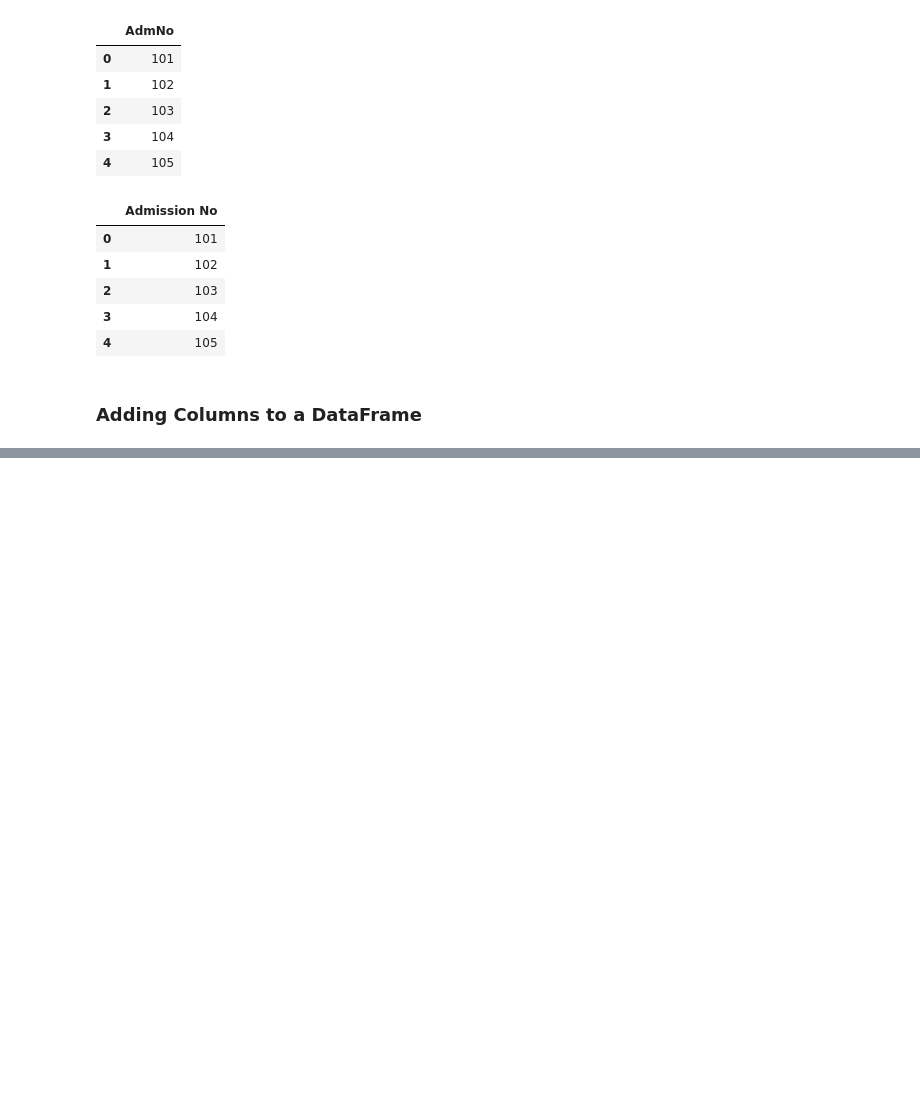
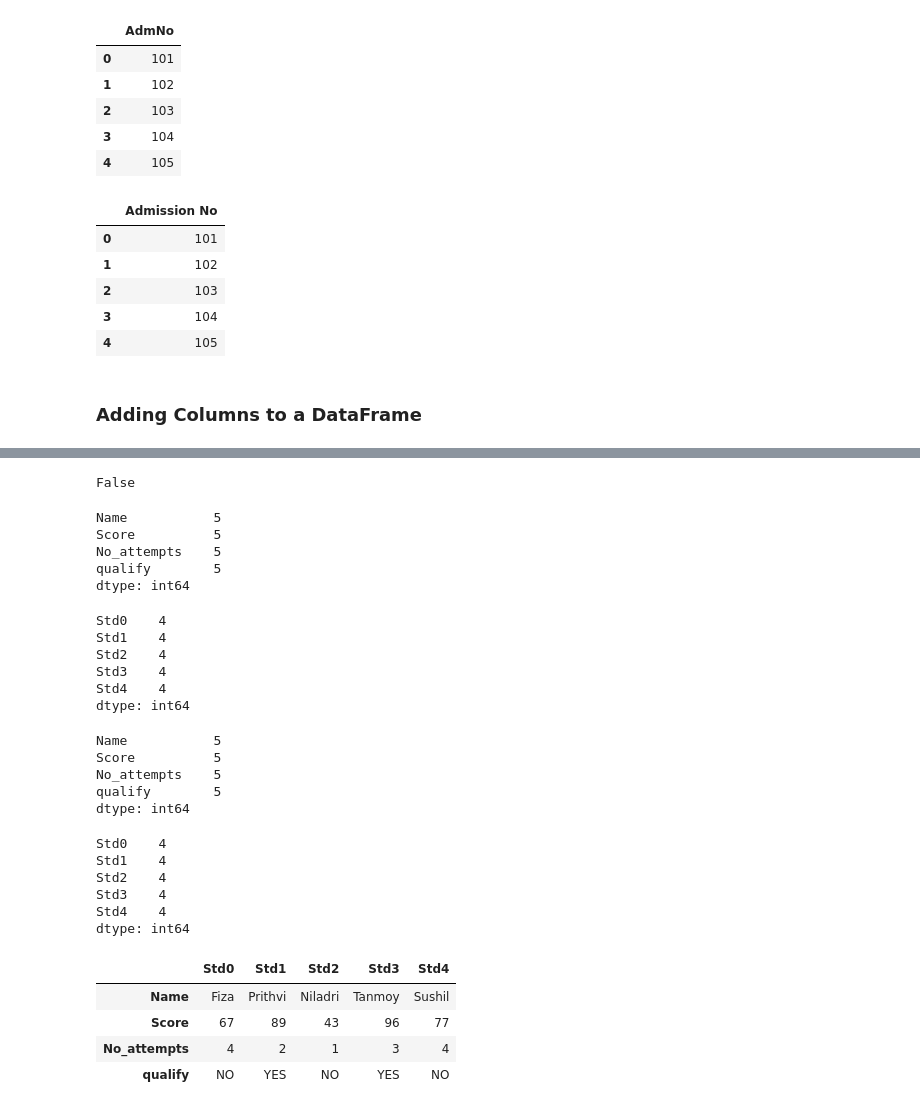
Before and after one commit to dr460ngeek/INFORMATION_PRACTICES_12, a Jupyter notebook: DAY 01 - (PART 2).ipynb, the cells around one changed output, grey strips where cells are left out. Drawn from its saved outputs; the diff is of its cells as text; code cells hidden in the pictures; blank space fills up the shorter version.

```diff
--- a/DAY 01 - (PART 2).ipynb
+++ b/DAY 01 - (PART 2).ipynb
@@ -297,0 +450,46 @@ df
+# %%
+test_result.empty
+# %% [output]
+False
+# %%
+test_result.count() # 0 or nothing by default gives count of rows
+# %% [output]
+Name           5
+Score          5
+No_attempts    5
+qualify        5
+dtype: int64
+# %%
+test_result.count(1) #1 means count of columns
+# %% [output]
+Std0    4
+Std1    4
+Std2    4
+Std3    4
+Std4    4
+dtype: int64
+# %%
+test_result.count(axis = 'index')
+# %% [output]
+Name           5
+Score          5
+No_attempts    5
+qualify        5
+dtype: int64
+# %%
+test_result.count(axis = 'columns')
+# %% [output]
+Std0    4
+Std1    4
+Std2    4
+Std3    4
+Std4    4
+dtype: int64
+# %%
+test_result.T
+# %% [output]
+|  | Std0 | Std1 | Std2 | Std3 | Std4 |
+| Name | Fiza | Prithvi | Niladri | Tanmoy | Sushil |
+| Score | 67 | 89 | 43 | 96 | 77 |
+| No_attempts | 4 | 2 | 1 | 3 | 4 |
+| qualify | NO | YES | NO | YES | NO |
```
Also changed, not shown: parts of 47 cells of this notebook, 1 other file.
